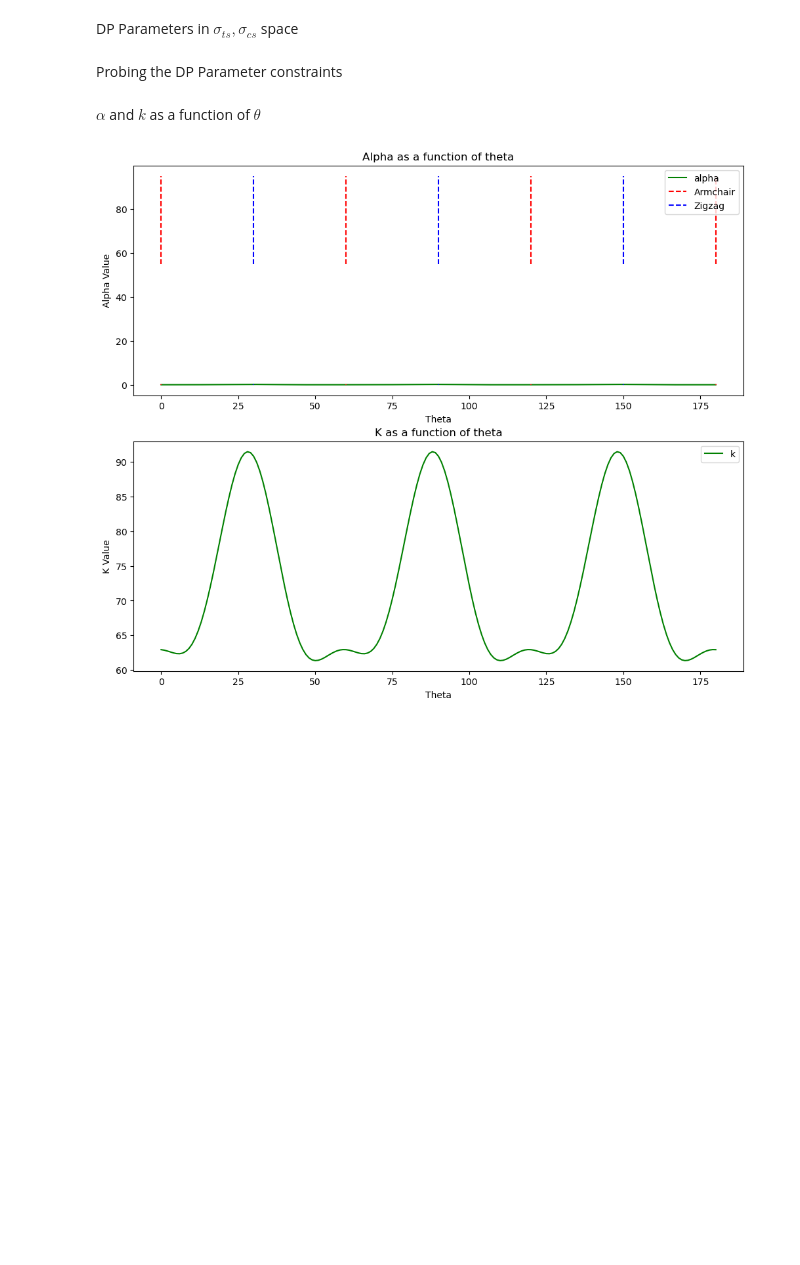
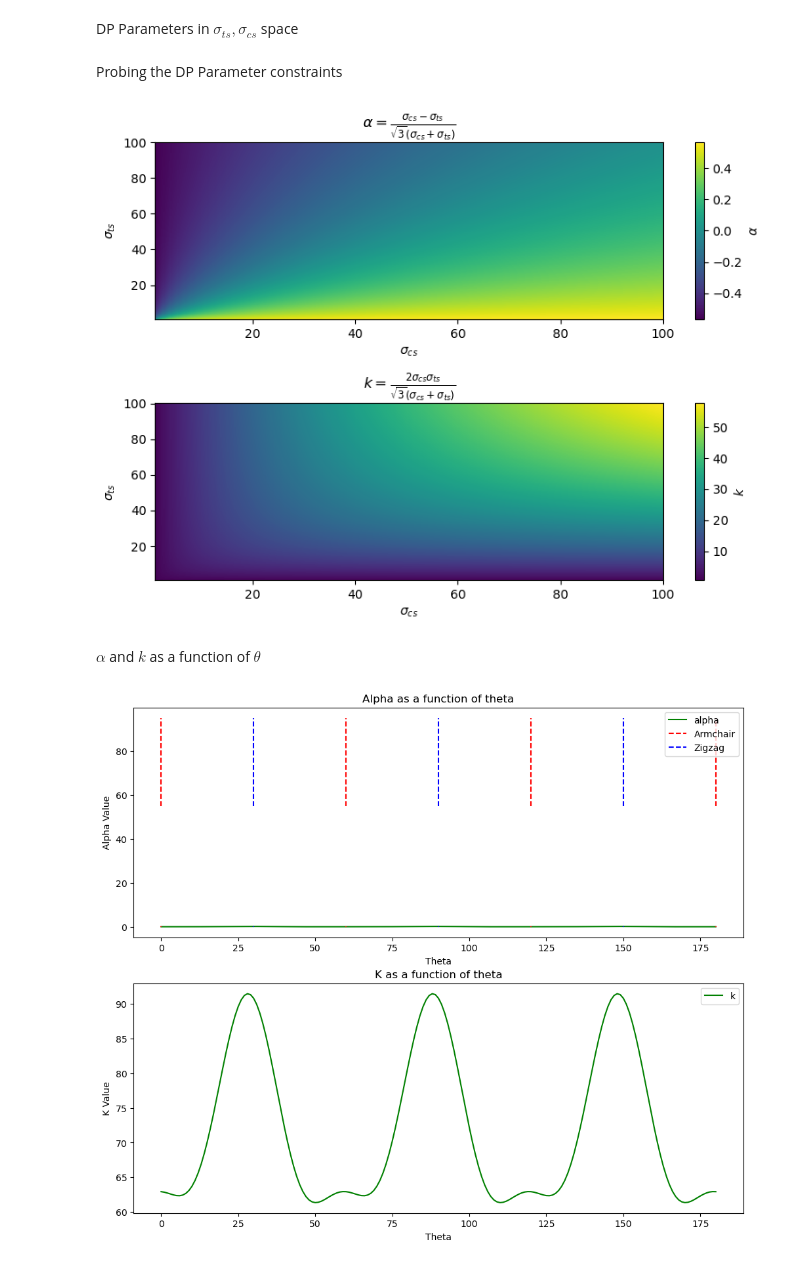
Before and after one commit to abon11/Graphene_Strength_Surface, a Jupyter notebook: sandbox.ipynb, the cells around one changed output. Saved outputs shown, nothing was run; the diff lists cells and outputs as text; code cells hidden in the pictures; blank space fills up the shorter version.

```diff
--- a/sandbox.ipynb
+++ b/sandbox.ipynb
@@ -64,31 +64,39 @@ Probing the DP Parameter constraints
 # %%
 import numpy as np
 import matplotlib.pyplot as plt
 
 # Define ranges for σ_cs and σ_ts
 sigma_cs = np.linspace(1, 100, 500)
 sigma_ts = np.linspace(1, 100, 500)
 
 # Create meshgrid
-BS, TS = np.meshgrid(sigma_cs, sigma_ts)
+CS, TS = np.meshgrid(sigma_cs, sigma_ts)
 
 # Compute alpha
-# alpha = (CS - TS) / (np.sqrt(3) * (CS + TS))
-alpha = (TS - BS) / (np.sqrt(3) * (2 * BS - TS))
-
+alpha = (CS - TS) / (np.sqrt(3) * (CS + TS))
+k = (2 * CS * TS) / (np.sqrt(3) * (CS + TS))
 
 # Plot
-plt.figure(figsize=(8, 6))
-c = plt.pcolormesh(BS, TS, alpha, shading='auto', cmap='viridis')
-plt.colorbar(c, label=r'$\alpha$')
+fig, axs = plt.subplots(2, 1, figsize=(8, 6))
 
-plt.xlabel(r'$\sigma_{bs}$')
-plt.ylabel(r'$\sigma_{ts}$')
-# plt.title(r'$\alpha = \frac{\sigma_{cs} - \sigma_{ts}}{\sqrt{3} (\sigma_{cs} + \sigma_{ts})}$')
-plt.title(r'$\alpha = \frac{\sigma_{ts} - \sigma_{bs}}{\sqrt{3} (2\sigma_{bs} - \sigma_{ts})}$')
+c0 = axs[0].pcolormesh(CS, TS, alpha, shading='auto', cmap='viridis')
+fig.colorbar(c0, ax=axs[0], label=r'$\alpha$')
+
+axs[0].set_xlabel(r'$\sigma_{cs}$')
+axs[0].set_ylabel(r'$\sigma_{ts}$')
+axs[0].set_title(r'$\alpha = \frac{\sigma_{cs} - \sigma_{ts}}{\sqrt{3} (\sigma_{cs} + \sigma_{ts})}$')
+
+c1 = axs[1].pcolormesh(CS, TS, k, shading='auto', cmap='viridis')
+fig.colorbar(c1, ax=axs[1], label=r'$k$')
+
+axs[1].set_xlabel(r'$\sigma_{cs}$')
+axs[1].set_ylabel(r'$\sigma_{ts}$')
+axs[1].set_title(r'$k = \frac{2 \sigma_{cs} \sigma_{ts}}{\sqrt{3} (\sigma_{cs} + \sigma_{ts})}$')
 
 plt.tight_layout()
 plt.show()
+# %% [output]
+[figure, added]
 # %% [markdown]
 $\alpha$ and $k$ as a function of $\theta$
 # %%
```
Also changed, not shown: 4 other files.
